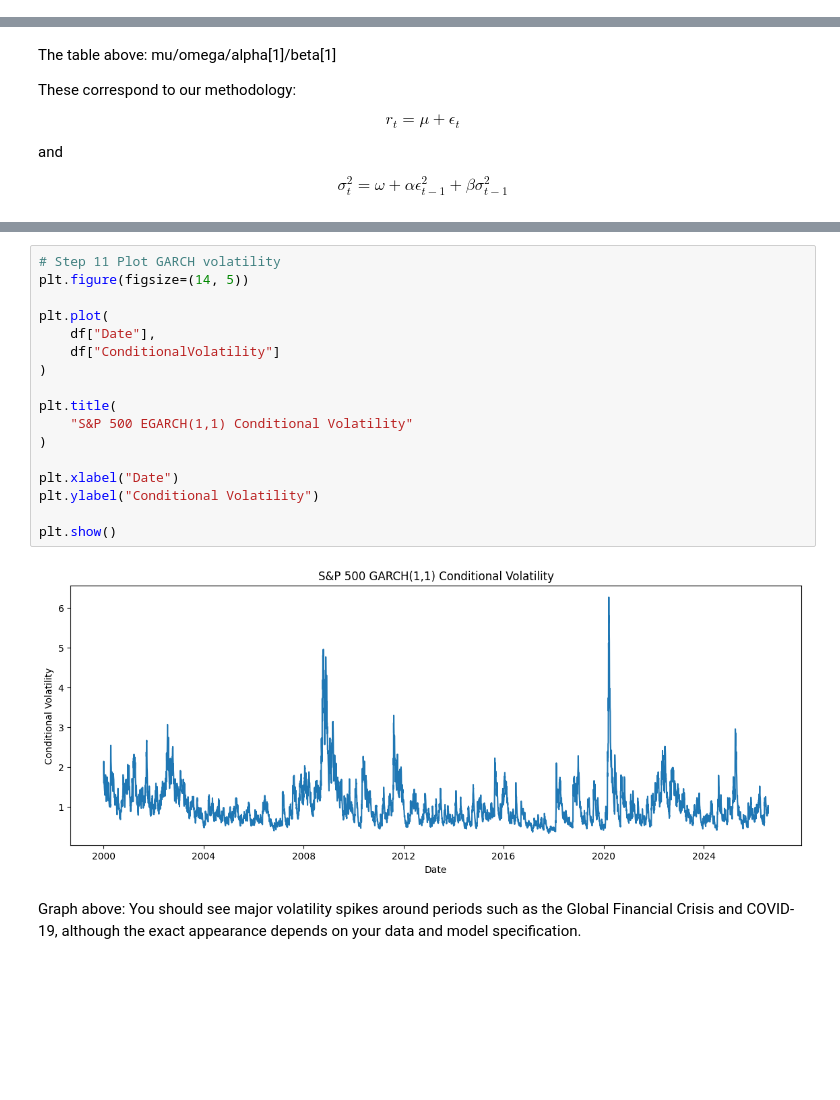
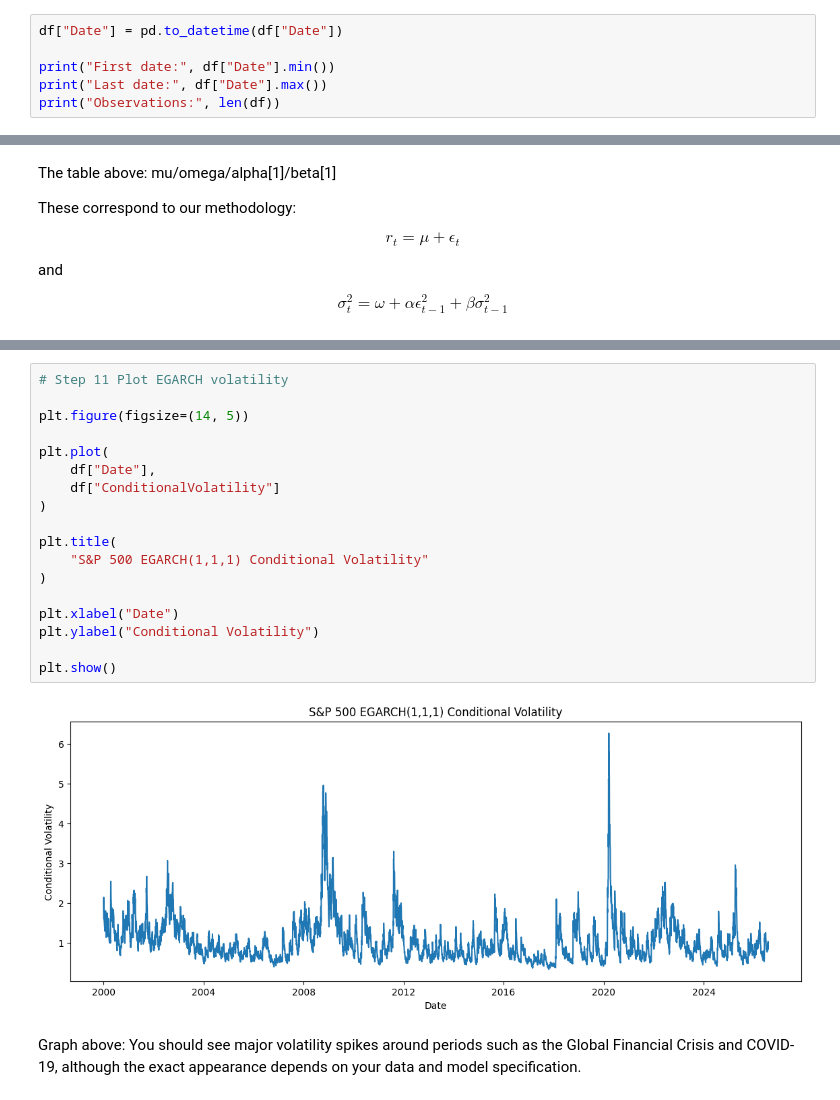
Before and after one commit to fleurclochette/Scientific-Project-SS26-Group-8, a Jupyter notebook: notebooks/03f_egarch_dynamic_panic_threshold.ipynb, the cells around one changed output, grey strips where cells are left out. Drawn from its saved outputs; the diff is of its cells as text; blank space fills up the shorter version.

```diff
--- a/notebooks/03f_egarch_dynamic_panic_threshold.ipynb
+++ b/notebooks/03f_egarch_dynamic_panic_threshold.ipynb
@@ -67,3 +65,9 @@ Dataset shape: (6683, 7)
 | 2 | 2000-01-06 | 1402.109985 | 1411.900024 | 1392.099976 | 1403.449951 | 1092300000 | 0.095522 |
 | 3 | 2000-01-07 | 1403.449951 | 1441.469971 | 1400.729980 | 1441.469971 | 1225200000 | 2.672995 |
 | 4 | 2000-01-10 | 1441.469971 | 1464.359985 | 1441.469971 | 1457.599976 | 1064800000 | 1.112782 |
+# %%
+df["Date"] = pd.to_datetime(df["Date"])
+
+print("First date:", df["Date"].min())
+print("Last date:", df["Date"].max())
+print("Observations:", len(df))
@@ -275,23 +269,24 @@ df[
 | 3 | 2000-01-07 | 2.672995 | 1.823476 |
 | 4 | 2000-01-10 | 1.112782 | 1.699099 |
 # %%
-# Step 11 Plot GARCH volatility
+# Step 11 Plot EGARCH volatility
+
 plt.figure(figsize=(14, 5))
 
 plt.plot(
     df["Date"],
     df["ConditionalVolatility"]
 )
 
 plt.title(
-    "S&P 500 EGARCH(1,1) Conditional Volatility"
+    "S&P 500 EGARCH(1,1,1) Conditional Volatility"
 )
 
 plt.xlabel("Date")
 plt.ylabel("Conditional Volatility")
 
 plt.show()
 # %% [output]
-[figure, old version]
+[figure, new version]
 # %% [markdown]
 Graph above: You should see major volatility spikes around periods such as the Global Financial Crisis and COVID-19, although the exact appearance depends on your data and model specification.
```
Also changed, not shown: parts of 91 cells of this notebook.
